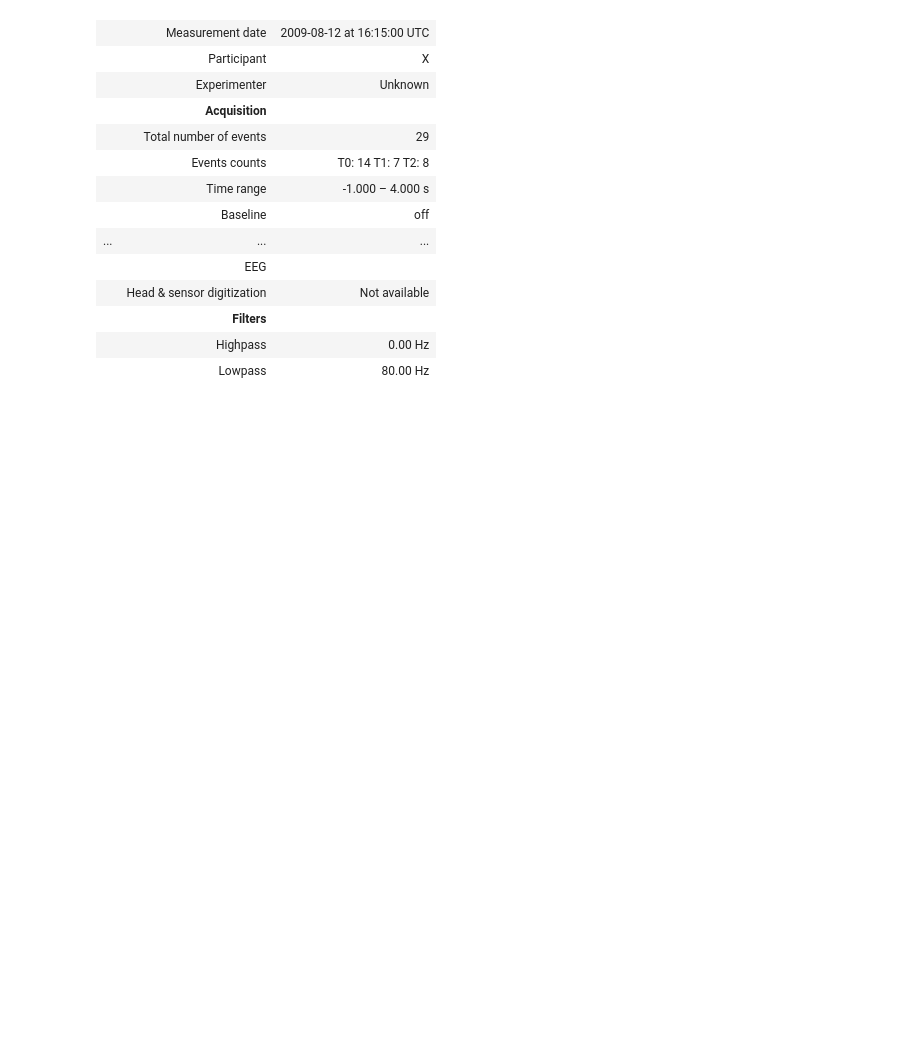
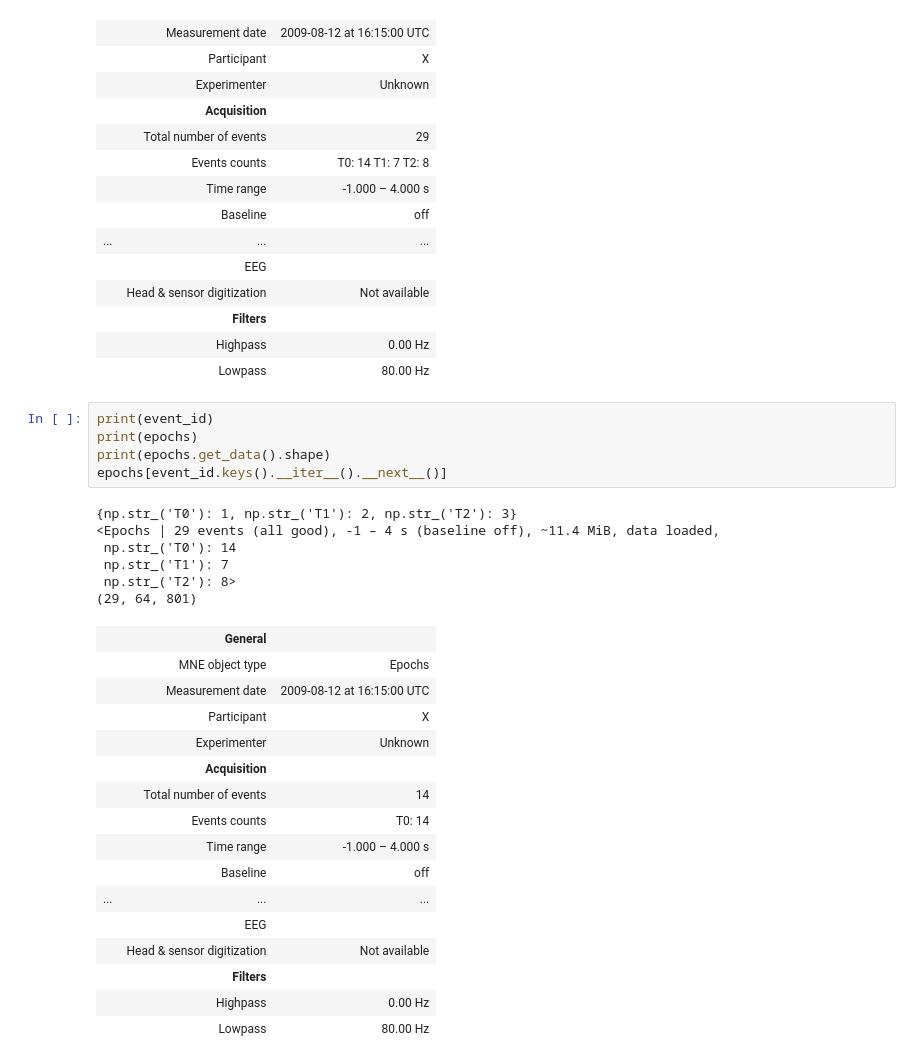
Before and after one commit to RichardConsciousness/eeg-decoding-roadmap, a Jupyter notebook: notebooks/01_mne_objects.ipynb, the cells around one changed output. Saved outputs shown, nothing was run; the diff lists cells and outputs as text; blank space fills up the shorter version.

Commit message:
add day5 dataset shape and label distribution notes

```diff
--- a/notebooks/01_mne_objects.ipynb
+++ b/notebooks/01_mne_objects.ipynb
@@ -104,3 +104,31 @@ Using data from preloaded Raw for 30 events and 801 original time points ...
 |  | Filters |  |
 |  | Highpass | 0.00 Hz |
 |  | Lowpass | 80.00 Hz |
+# %%
+print(event_id)
+print(epochs)
+print(epochs.get_data().shape)
+epochs[event_id.keys().__iter__().__next__()]
+# %% [output]
+{np.str_('T0'): 1, np.str_('T1'): 2, np.str_('T2'): 3}
+<Epochs | 29 events (all good), -1 – 4 s (baseline off), ~11.4 MiB, data loaded,
+ np.str_('T0'): 14
+ np.str_('T1'): 7
+ np.str_('T2'): 8>
+(29, 64, 801)
+|  | General |  |
+|  | MNE object type | Epochs |
+|  | Measurement date | 2009-08-12 at 16:15:00 UTC |
+|  | Participant | X |
+|  | Experimenter | Unknown |
+|  | Acquisition |  |
+|  | Total number of events | 14 |
+|  | Events counts | T0: 14 |
+|  | Time range | -1.000 – 4.000 s |
+|  | Baseline | off |
+| ... | ... | ... |
+|  | EEG |  |
+|  | Head & sensor digitization | Not available |
+|  | Filters |  |
+|  | Highpass | 0.00 Hz |
+|  | Lowpass | 80.00 Hz |
```
Also changed, not shown: 1 other file.
